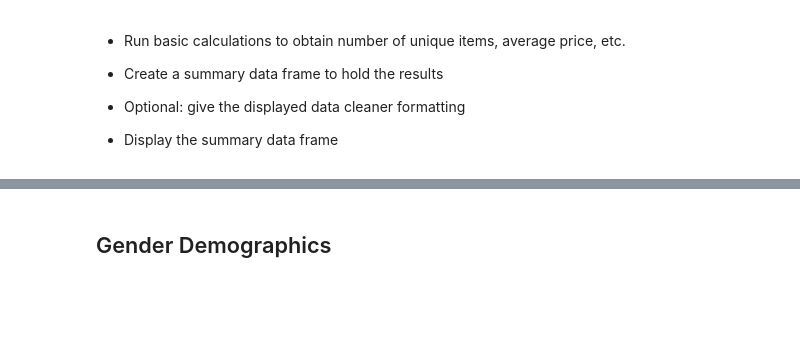
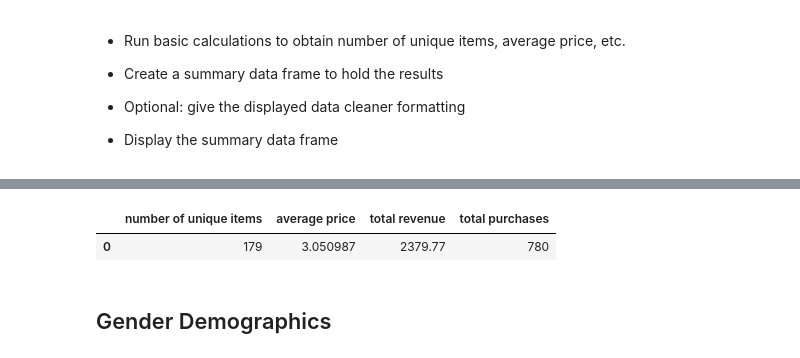
Before and after one commit to pemenalo/pandas-challenge, a Jupyter notebook: HeroesOfPymoli/HeroesOfPymoli_starter.ipynb, the cells around one changed output, grey strips where cells are left out. Drawn from its saved outputs; the diff is of its cells as text; code cells hidden in the pictures; blank space fills up the shorter version.

```diff
--- a/HeroesOfPymoli/HeroesOfPymoli_starter.ipynb
+++ b/HeroesOfPymoli/HeroesOfPymoli_starter.ipynb
@@ -38,3 +69,24 @@ purchase_data = pd.read_csv(file_to_load)
+# %%
+unique_counts = purchase_data_edit.nunique()
+numberofuniqueitems = unique_counts['Item ID']
+average_price = purchase_data["Price"].mean()
+total_revenue = purchase_data["Price"].sum()
+total_purchases = purchase_data["Purchase ID"].count()
+# print(total_purchases)
+# # print(type(numberofuniqueitems))
+# print(numberofuniqueitems)
+# %%
+purchases_analysis = {'number of unique items': [numberofuniqueitems],
+                      'average price': [average_price],
+                     'total revenue': [total_revenue],
+                     'total purchases': [total_purchases],
+                     }
+
+purchases_analysis_df = pd.DataFrame(purchases_analysis)
+purchases_analysis_df
+# %% [output]
+|  | number of unique items | average price | total revenue | total purchases |
+| 0 | 179 | 3.050987 | 2379.77 | 780 |
 # %% [markdown]
 ## Gender Demographics
 # %% [markdown]
```
Also changed, not shown: parts of 30 cells of this notebook.
